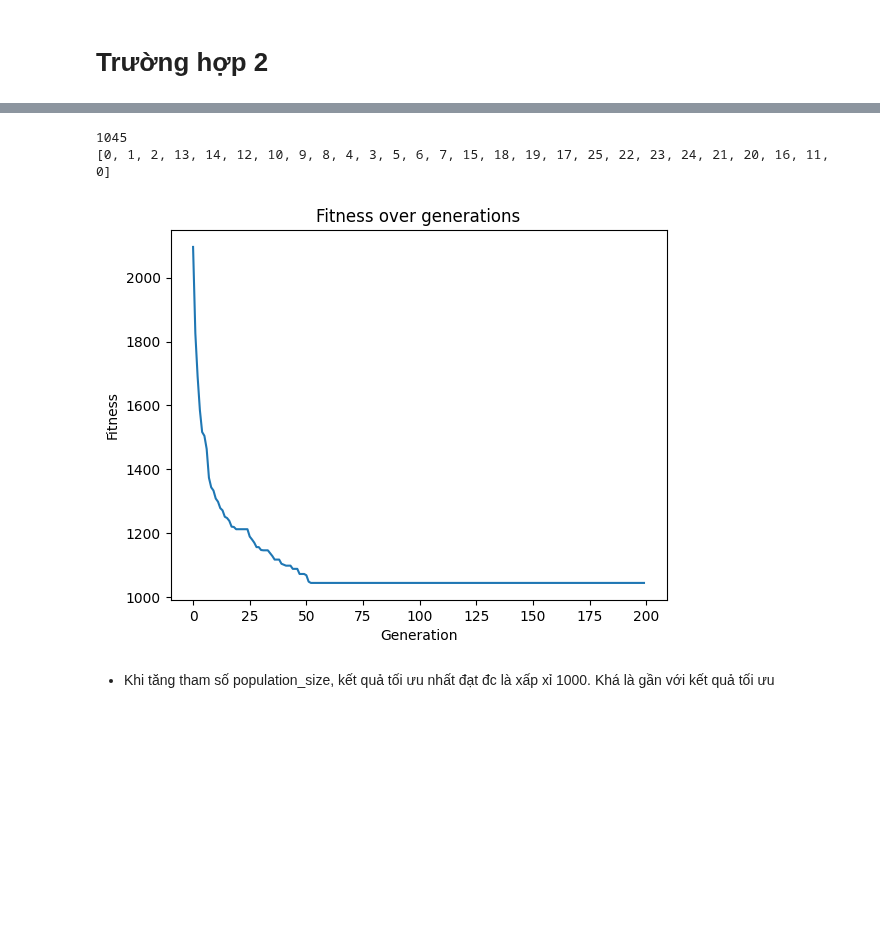
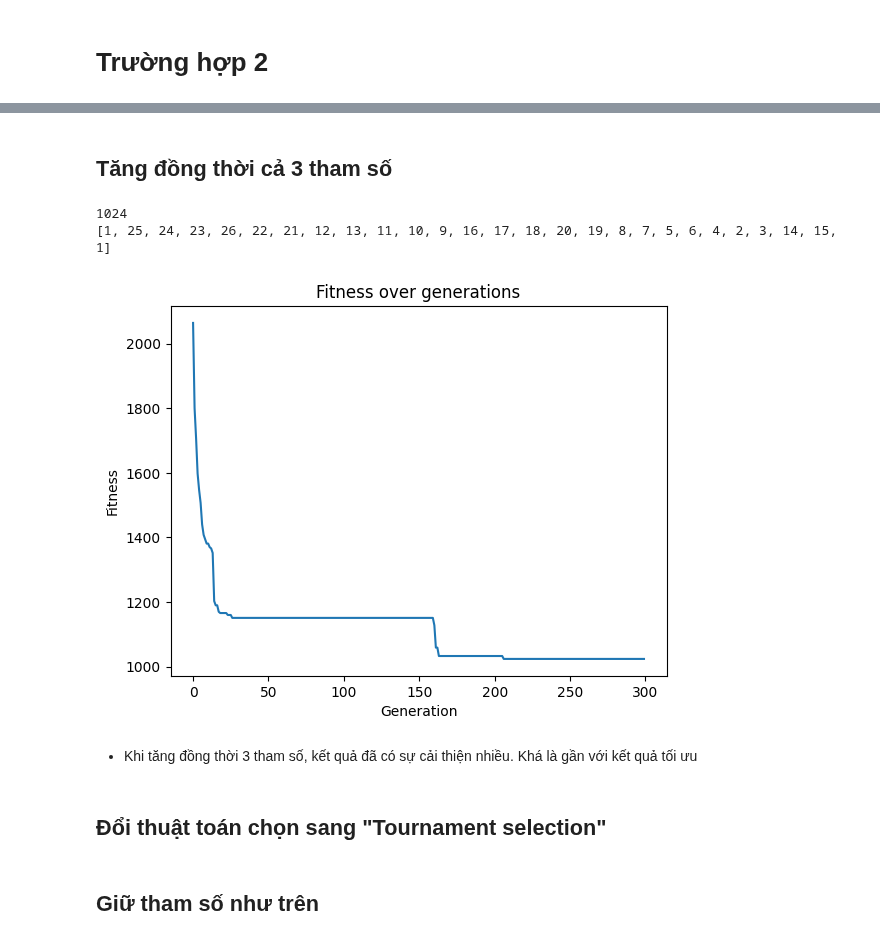
Before and after one commit to ThienNguyen3001/Travelling-Salesman-AI-Final, a Jupyter notebook: Experiment/Experiment 4.ipynb, the cells around one changed output, grey strips where cells are left out. Drawn from its saved outputs; the diff is of its cells as text; code cells hidden in the pictures; blank space fills up the shorter version.

```diff
--- a/Experiment/Experiment 4.ipynb
+++ b/Experiment/Experiment 4.ipynb
@@ -50,4 +53,4 @@ plot_fitness(fitness1)
 # %% [markdown]
 # Trường hợp 2
 # %%
-problem2 = read_matrix('data/26Cities-937.txt')
+problem2 = read_matrix('../data/26Cities-937.txt')
@@ -54,13 +70,19 @@ problem2 = read_matrix('data/26Cities-937.txt')
+# %% [markdown]
+## Tăng đồng thời cả 3 tham số
 # %%
-distances2, route2, fitness2 = solve(problem2, generations=200, mutation_rate=0.1, population_size=300)
+distances2, route2, fitness2 = solve(problem2, generations=300, mutation_rate=0.1, population_size=300)
 while (distances2 > 1050):
-    distances2, route2, fitness2 = solve(problem2, generations=200, mutation_rate=0.1, population_size=300)
+    distances2, route2, fitness2 = solve(problem2, generations=300, mutation_rate=0.1, population_size=300)
 print(distances2)
 print(route2)
 plot_fitness(fitness2)
 # %% [output]
-1045
-[0, 1, 2, 13, 14, 12, 10, 9, 8, 4, 3, 5, 6, 7, 15, 18, 19, 17, 25, 22, 23, 24, 21, 20, 16, 11, 0]
+1024
+[1, 25, 24, 23, 26, 22, 21, 12, 13, 11, 10, 9, 16, 17, 18, 20, 19, 8, 7, 5, 6, 4, 2, 3, 14, 15, 1]
-[figure, old version]
+[figure, new version]
 # %% [markdown]
-* Khi tăng tham số population_size, kết quả tối ưu nhất đạt đc là xấp xỉ 1000. Khá là gần với kết quả tối ưu
+* Khi tăng đồng thời 3 tham số, kết quả đã có sự cải thiện nhiều. Khá là gần với kết quả tối ưu
+# %% [markdown]
+## Đổi thuật toán chọn sang "Tournament selection"
+# %% [markdown]
+## Giữ tham số như trên
```
Also changed, not shown: parts of 22 cells of this notebook, 5 other files.
